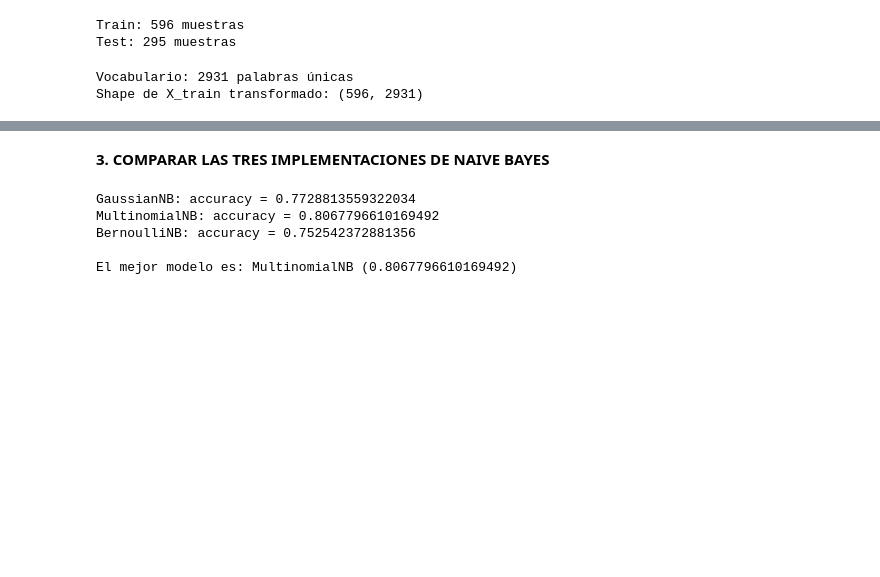
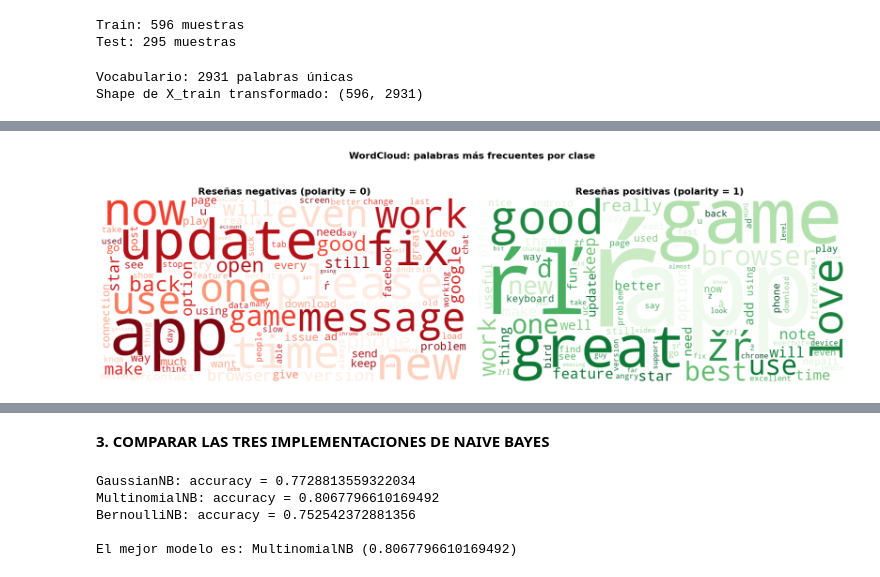
Before and after one commit to 4GeeksAcademy/alemantellini-machine-learning, a Jupyter notebook: src/07-naive-bayes-playstore-reviews.ipynb, the cells around one changed output, grey strips where cells are left out. Drawn from its saved outputs; the diff is of its cells as text; code cells hidden in the pictures; blank space fills up the shorter version.

Commit message:
wordcloud

```diff
--- a/src/07-naive-bayes-playstore-reviews.ipynb
+++ b/src/07-naive-bayes-playstore-reviews.ipynb
@@ -129,0 +150,36 @@ Shape de X_train transformado: (596, 2931)
+# %%
+# WORDCLOUD (negativo vs positivo)
+stopwords = set(STOPWORDS)
+
+# Separo los textos por clase
+texto_negativo = " ".join(df[df["polarity"] == 0]["review"])
+texto_positivo = " ".join(df[df["polarity"] == 1]["review"])
+
+wc_config = dict(
+    width=800,
+    height=400,
+    stopwords=stopwords,
+    background_color="white",
+    max_words=100,
+    collocations=False
+)
+
+fig, axes = plt.subplots(1, 2, figsize=(18, 6))
+
+# WordCloud negativo
+wc_neg = WordCloud(**wc_config, colormap="Reds").generate(texto_negativo)
+axes[0].imshow(wc_neg, interpolation="bilinear")
+axes[0].set_title("Reseñas negativas (polarity = 0)", fontsize=16, fontweight="bold")
+axes[0].axis("off")
+
+# WordCloud positivo
+wc_pos = WordCloud(**wc_config, colormap="Greens").generate(texto_positivo)
+axes[1].imshow(wc_pos, interpolation="bilinear")
+axes[1].set_title("Reseñas positivas (polarity = 1)", fontsize=16, fontweight="bold")
+axes[1].axis("off")
+
+plt.suptitle("WordCloud: palabras más frecuentes por clase", fontsize=16, fontweight="bold", y=1.02)
+plt.tight_layout()
+plt.show()
+# %% [output]
+[figure, added]
```
Also changed, not shown: parts of 6 cells of this notebook, 1 other file.
